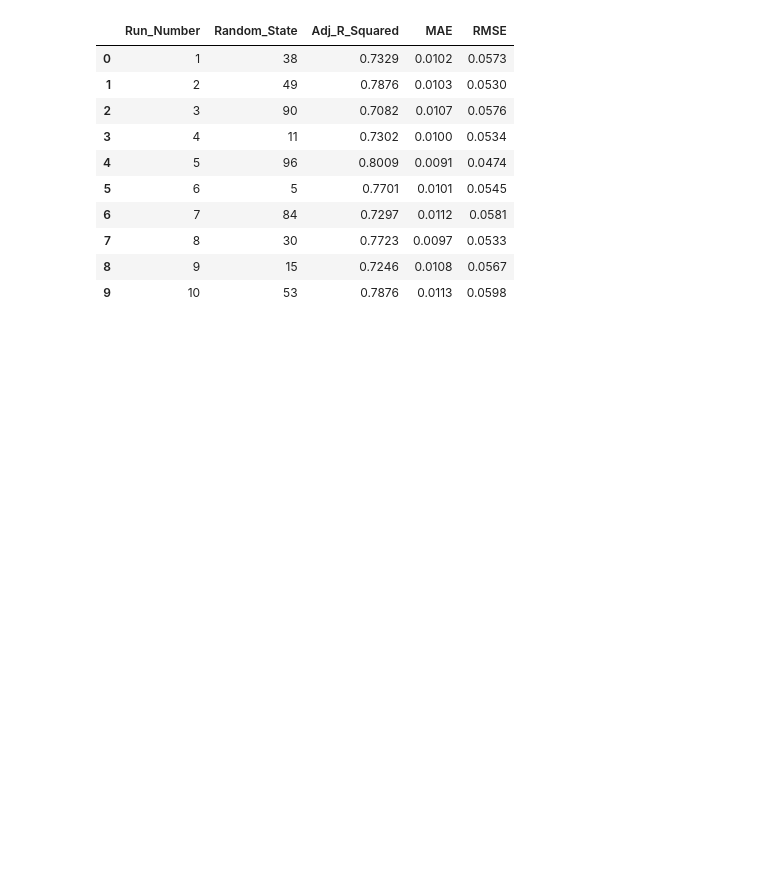
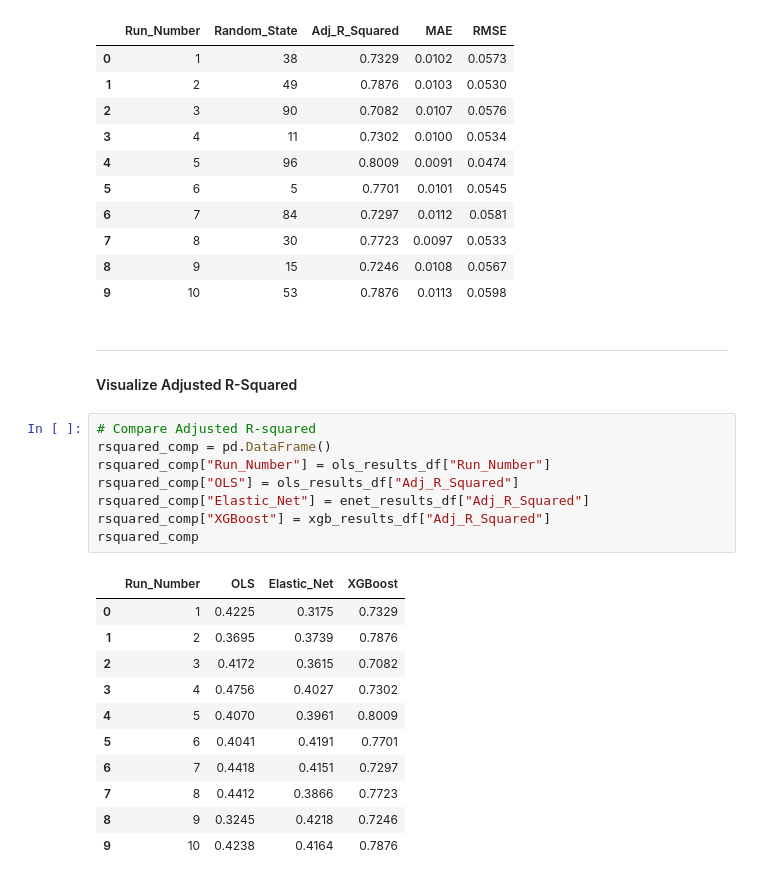
Before and after one commit to RasheedMartin/PredictingNBACareers, a Jupyter notebook: notebooks/modeling/All_NBA_Vote_Share_Modeling.ipynb, the cells around one changed output. Saved outputs shown, nothing was run; the diff lists cells and outputs as text; blank space fills up the shorter version.

```diff
--- a/notebooks/modeling/All_NBA_Vote_Share_Modeling.ipynb
+++ b/notebooks/modeling/All_NBA_Vote_Share_Modeling.ipynb
@@ -369,3 +356,26 @@ xgb_results_df
 | 7 | 8 | 30 | 0.7723 | 0.0097 | 0.0533 |
 | 8 | 9 | 15 | 0.7246 | 0.0108 | 0.0567 |
 | 9 | 10 | 53 | 0.7876 | 0.0113 | 0.0598 |
+# %% [markdown]
+---
+#### Visualize Adjusted R-Squared
+# %%
+# Compare Adjusted R-squared
+rsquared_comp = pd.DataFrame()
+rsquared_comp["Run_Number"] = ols_results_df["Run_Number"]
+rsquared_comp["OLS"] = ols_results_df["Adj_R_Squared"]
+rsquared_comp["Elastic_Net"] = enet_results_df["Adj_R_Squared"]
+rsquared_comp["XGBoost"] = xgb_results_df["Adj_R_Squared"]
+rsquared_comp
+# %% [output]
+|  | Run_Number | OLS | Elastic_Net | XGBoost |
+| 0 | 1 | 0.4225 | 0.3175 | 0.7329 |
+| 1 | 2 | 0.3695 | 0.3739 | 0.7876 |
+| 2 | 3 | 0.4172 | 0.3615 | 0.7082 |
+| 3 | 4 | 0.4756 | 0.4027 | 0.7302 |
+| 4 | 5 | 0.4070 | 0.3961 | 0.8009 |
+| 5 | 6 | 0.4041 | 0.4191 | 0.7701 |
+| 6 | 7 | 0.4418 | 0.4151 | 0.7297 |
+| 7 | 8 | 0.4412 | 0.3866 | 0.7723 |
+| 8 | 9 | 0.3245 | 0.4218 | 0.7246 |
+| 9 | 10 | 0.4238 | 0.4164 | 0.7876 |
```
Also changed, not shown: parts of 8 cells of this notebook.
